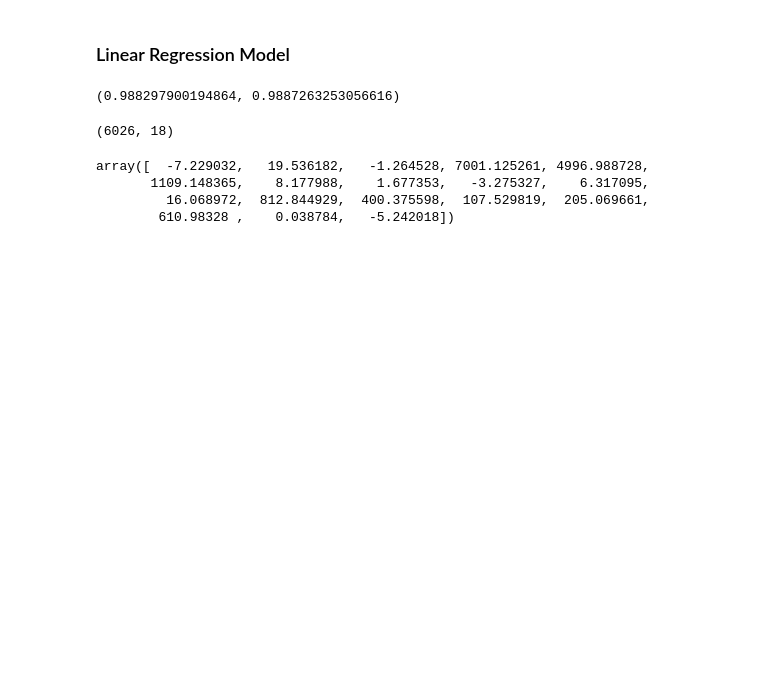
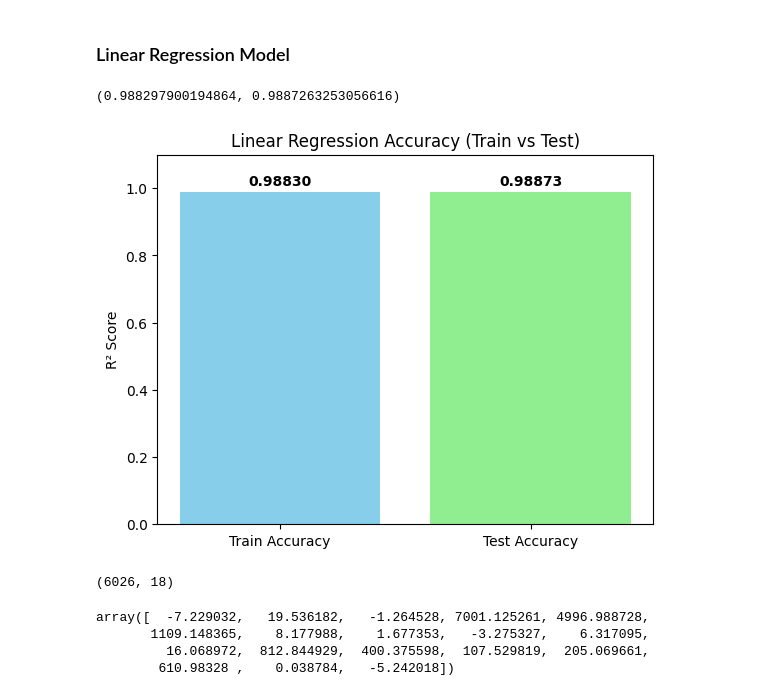
Before and after one commit to mehulcode12/health-insurance-premium-cost-prediction-xgboost-99-accuracy, a Jupyter notebook: ml_premium_prediction_young_with_gr.ipynb, the cells around one changed output. Cells and saved outputs as stored; diff of their text form; code cells hidden in the pictures; blank space fills up the shorter version.

```diff
--- a/ml_premium_prediction_young_with_gr.ipynb
+++ b/ml_premium_prediction_young_with_gr.ipynb
@@ -432,6 +432,26 @@ train_score = model_lr.score(X_train, y_train)
 train_score, test_score
 # %% [output]
 (0.988297900194864, 0.9887263253056616)
+# %%
+import matplotlib.pyplot as plt
+
+# Scores
+train_score = model_lr.score(X_train, y_train)
+test_score = model_lr.score(X_test, y_test)
+
+# Plot
+fig, ax = plt.subplots()
+ax.bar(['Train Accuracy', 'Test Accuracy'], [train_score, test_score], color=['skyblue', 'lightgreen'])
+ax.set_ylim(0, 1.1)
+ax.set_ylabel('R² Score')
+ax.set_title('Linear Regression Accuracy (Train vs Test)')
+for i, v in enumerate([train_score, test_score]):
+    ax.text(i, v + 0.02, f"{v:.5f}", ha='center', fontweight='bold')
+
+# Optional: For Streamlit
+# st.pyplot(fig)
+# %% [output]
+[figure, added]
 # %%
 X_test.shape
 # %% [output]
```
Also changed, not shown: parts of 1 cell of this notebook, 10 other files.
